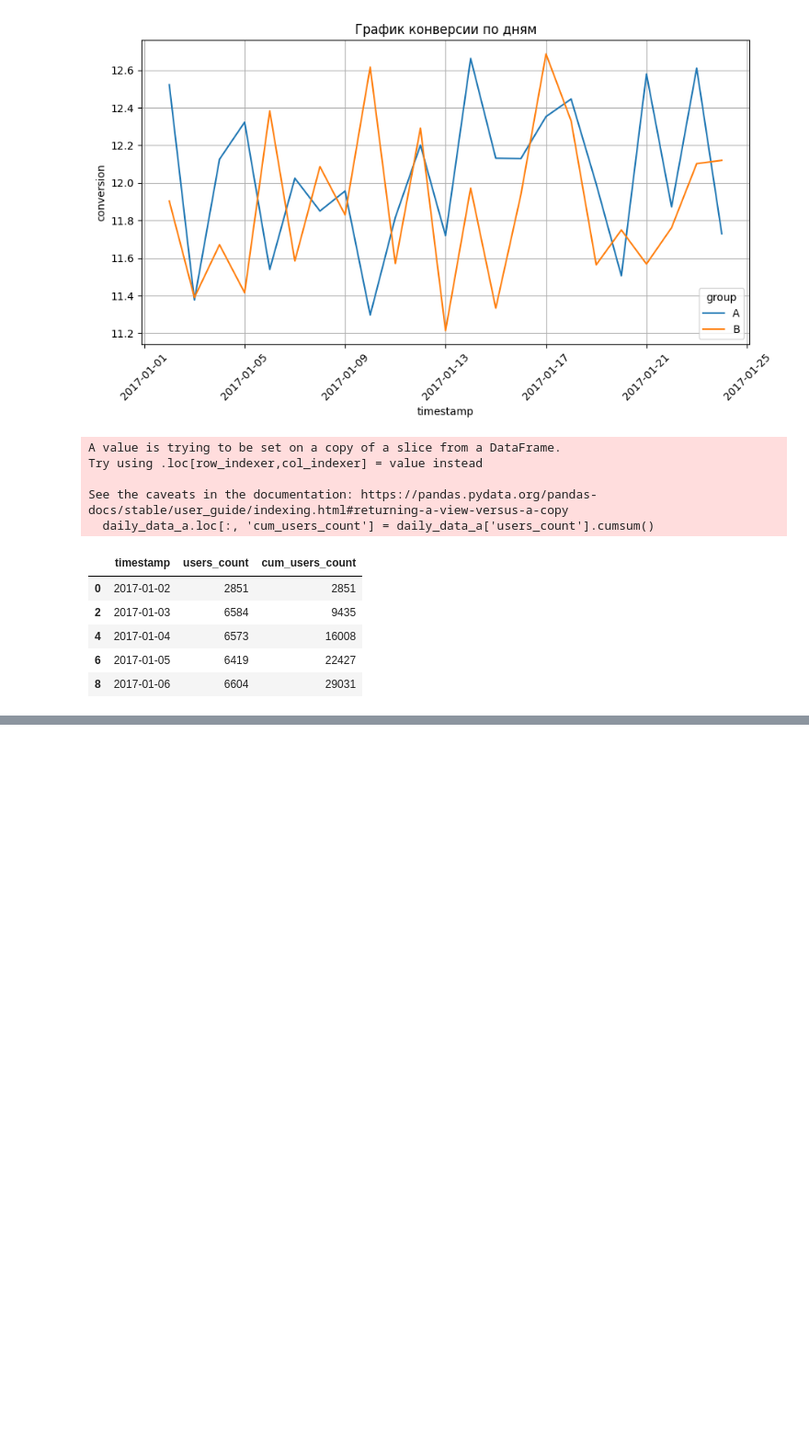
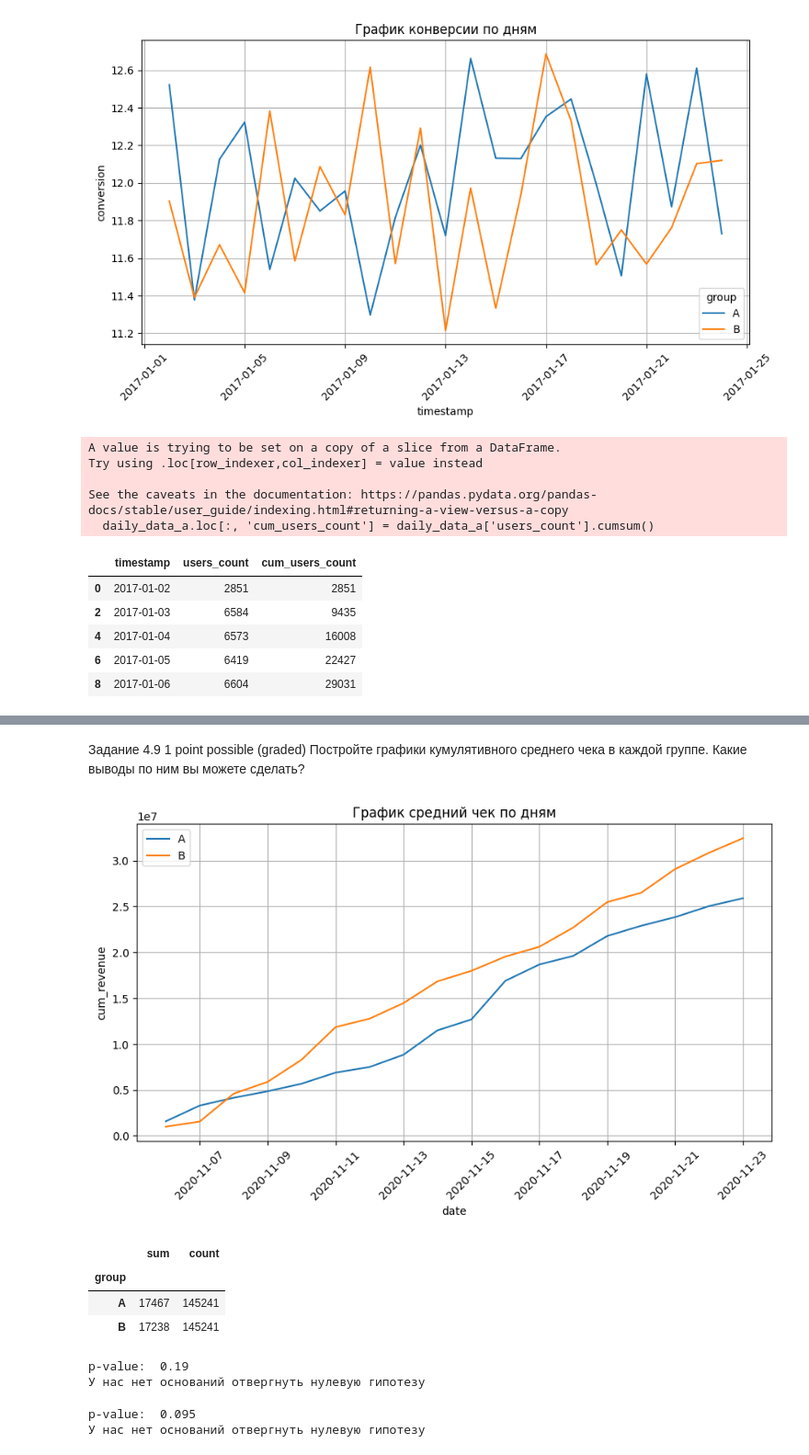
Before and after one commit to eartzhi/lessons, a Jupyter notebook: prod_04/prod_04.ipynb, the cells around one changed output, grey strips where cells are left out. Shown at 92% size. Drawn from its saved outputs; the diff is of its cells as text; code cells hidden in the pictures; blank space fills up the shorter version.

```diff
--- a/prod_04/prod_04.ipynb
+++ b/prod_04/prod_04.ipynb
@@ -128,0 +264,30 @@ See the caveats in the documentation: https://pandas.pydata.org/pandas-docs/stab
+# %% [markdown]
+Задание 4.9
+1 point possible (graded)
+Постройте графики кумулятивного среднего чека в каждой группе. Какие выводы по ним вы можете сделать?
+# %%
+# создаём фигуру размером 8x4
+fig = plt.figure(figsize=(8, 4))
+# добавляем систему координат
+ax = fig.add_axes([1, 1, 1, 1])
+# строим lineplot для кумулятивной конверсии во времени в каждой группе
+sns.lineplot(x='date', y='cum_revenue', data=daily_a, ax=ax, label= 'A')
+sns.lineplot(x='date', y='cum_revenue', data=daily_b, ax=ax, label= 'B')
+# задаём подпись к графику
+ax.set_title('График средний чек по дням')
+# задаём поворот меток на оси абсцисс
+ax.xaxis.set_tick_params(rotation = 45)
+# задаём отображение сетки
+ax.grid(True);
+# %% [output]
+[figure, added]
+# %%
+converted_piv= ab_data.groupby('group')['converted'].agg(
+    ['sum', 'count']
+)
+display(converted_piv)
+# %% [output]
+|  | sum | count |
+| group |  |  |
+| A | 17467 | 145241 |
+| B | 17238 | 145241 |
@@ -128,0 +296,42 @@ See the caveats in the documentation: https://pandas.pydata.org/pandas-docs/stab
+# %%
+alpha = 0.05 # уровень значимости
+# вычисляем значение p-value для z-теста для пропорций
+_, p_value = proportions_ztest(
+    count=converted_piv['sum'], #число «успехов»
+    nobs=converted_piv['count'], #общее число наблюдений
+    alternative='two-sided',
+)
+# выводим результат на экран
+print('p-value: ', round(p_value, 3))
+# сравниваем полученное p-value с уровнем значимости
+if (p_value <= alpha):
+    print("Отвергаем нулевую гипотезу в пользу альтернативной")
+else:
+    print("У нас нет оснований отвергнуть нулевую гипотезу")
+
+# p-value:  0.19
+# У нас нет оснований отвергнуть нулевую гипотезу
+# %% [output]
+p-value:  0.19
+У нас нет оснований отвергнуть нулевую гипотезу
+# %%
+alpha = 0.05 # уровень значимости
+# вычисляем значение p-value для Z-теста для пропорций
+_, p_value = proportions_ztest(
+    count=converted_piv['sum'], # число «успехов»
+    nobs=converted_piv['count'], # общее число наблюдений
+    alternative='larger' # правосторонняя альтернативная гипотеза
+)
+# выводим результат на экран
+print('p-value: ', round(p_value, 3))
+# сравниваем полученное p-value с уровнем значимости
+if (p_value <= alpha):
+    print("Отвергаем нулевую гипотезу в пользу альтернативной")
+else:
+    print("У нас нет оснований отвергнуть нулевую гипотезу")
+
+# p-value:  0.095
+# У нас нет оснований отвергнуть нулевую гипотезу
+# %% [output]
+p-value:  0.095
+У нас нет оснований отвергнуть нулевую гипотезу
```
Also changed, not shown: parts of 65 cells of this notebook, 6 other files.
